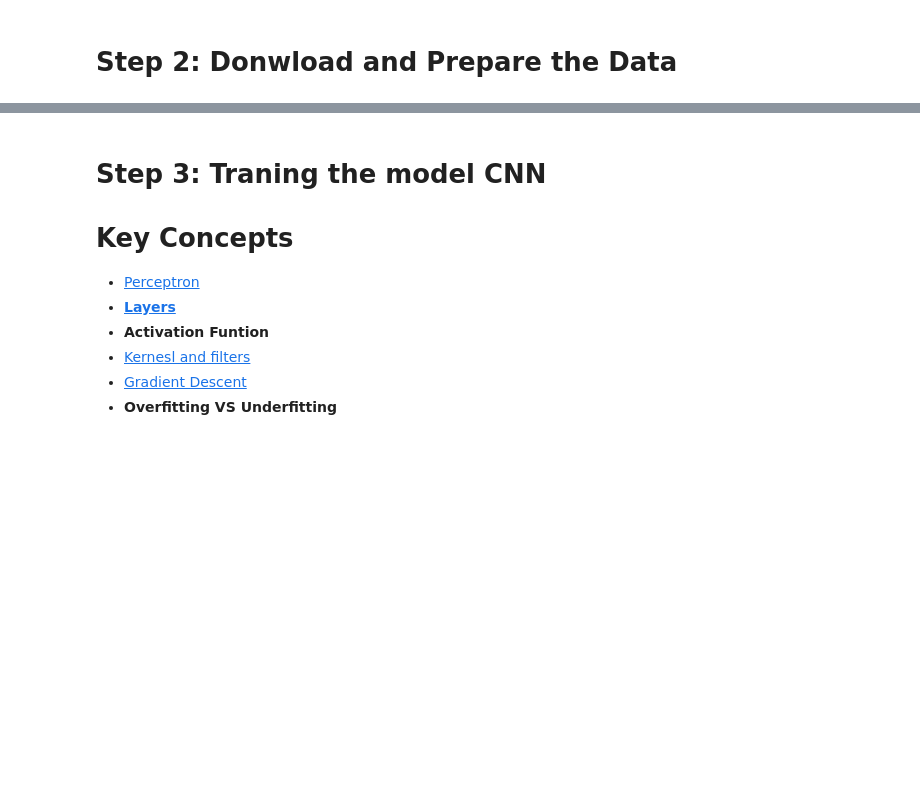
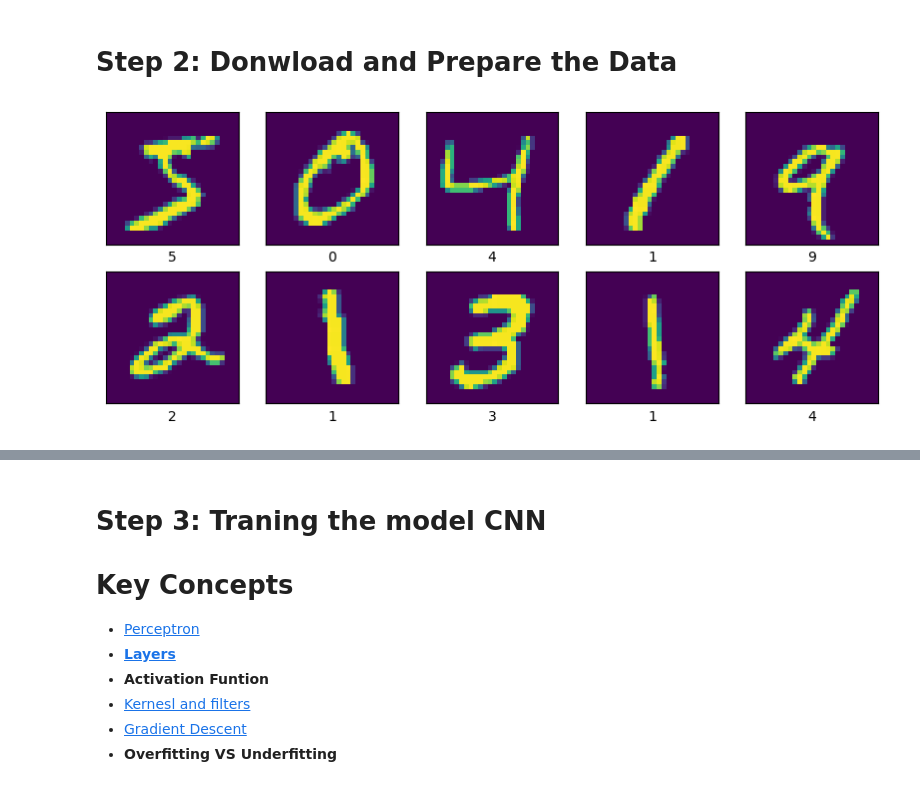
Before and after one commit to andresserranodev/Android-FPVDemo, a Jupyter notebook: DigitClassifier.ipynb, the cells around one changed output, grey strips where cells are left out. Saved outputs shown, nothing was run; the diff lists cells and outputs as text; code cells hidden in the pictures; blank space fills up the shorter version.

```diff
--- a/DigitClassifier.ipynb
+++ b/DigitClassifier.ipynb
@@ -28,8 +30,21 @@ print(tf.__version__)
 # %%
 # Keras provides a handy API to download the MNIST dataset, and split them into
 # "train" dataset and "test" dataset.
 mnist = keras.datasets.mnist
 (train_images, train_labels), (test_images, test_labels) = mnist.load_data()
+
+# Show the first 10 images in the training dataset.
+plt.figure(figsize=(10,10))
+for i in range(10):
+  plt.subplot(5,5,i+1)
+  plt.xticks([])
+  plt.yticks([])
+  plt.grid(False)
+  plt.imshow(train_images[i])
+  plt.xlabel(train_labels[i])
+plt.show()
+# %% [output]
+[figure, added]
 # %%
 # Normalize the input image so that each pixel value is between 0 to 1.
 train_images = train_images / 255.0
```
Also changed, not shown: parts of 3 cells of this notebook.
